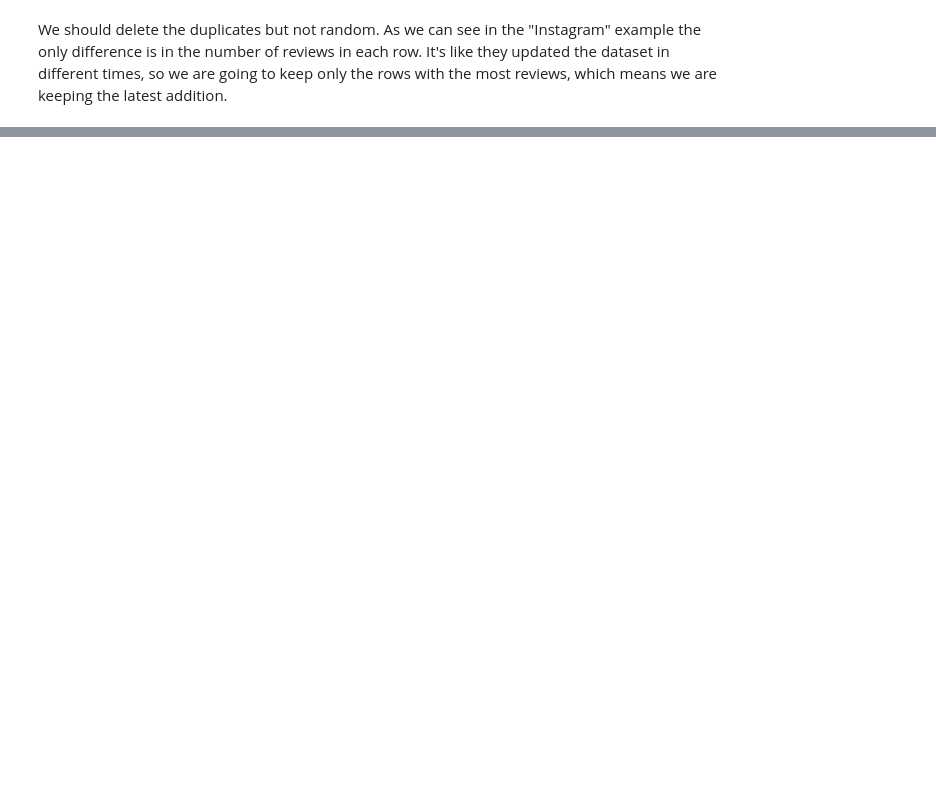
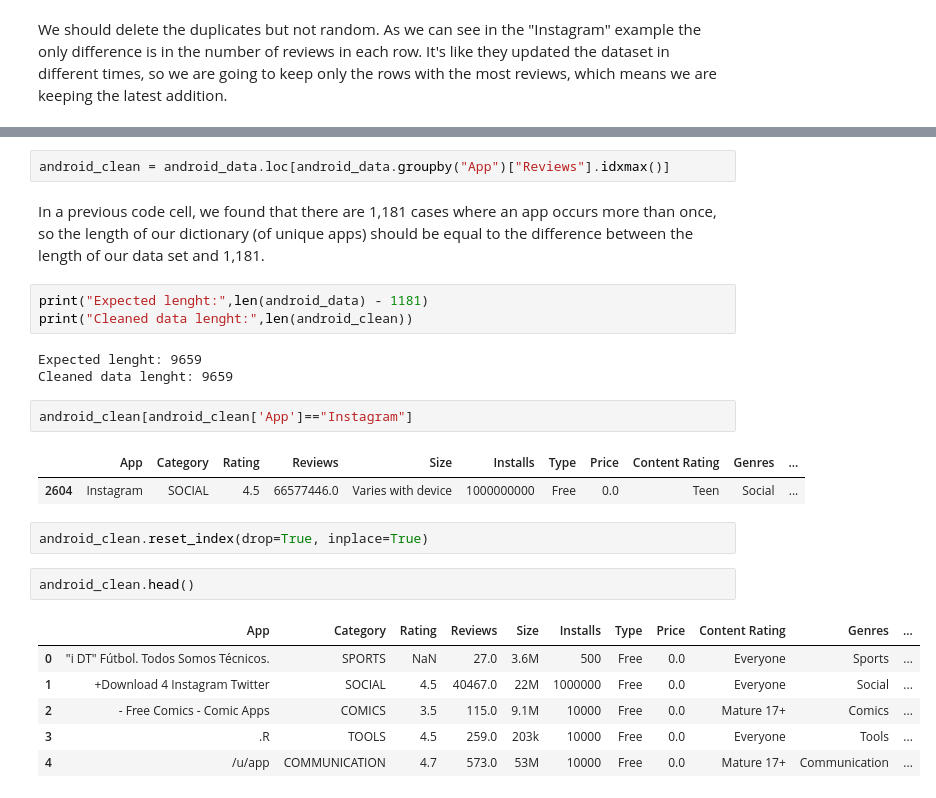
Before and after one commit to KostasTheOne/Mobile-Apps-Project, a Jupyter notebook: Profitable_Apps.ipynb, the cells around one changed output, grey strips where cells are left out. Drawn from its saved outputs; the diff is of its cells as text; blank space fills up the shorter version.

Commit message:
Deleted Duplicates in android_data.

```diff
--- a/Profitable_Apps.ipynb
+++ b/Profitable_Apps.ipynb
@@ -110,0 +276,26 @@ for app in android_data["App"]:
+# %%
+android_clean = android_data.loc[android_data.groupby("App")["Reviews"].idxmax()]
+# %% [markdown]
+In a previous code cell, we found that there are 1,181 cases where an app occurs more than once, so the length of our dictionary (of unique apps) should be equal to the difference between the length of our data set and 1,181.
+# %%
+print("Expected lenght:",len(android_data) - 1181)
+print("Cleaned data lenght:",len(android_clean))
+# %% [output]
+Expected lenght: 9659
+Cleaned data lenght: 9659
+# %%
+android_clean[android_clean['App']=="Instagram"]
+# %% [output]
+|  | App | Category | Rating | Reviews | Size | Installs | Type | Price | Content Rating | Genres | ... |
+| 2604 | Instagram | SOCIAL | 4.5 | 66577446.0 | Varies with device | 1000000000 | Free | 0.0 | Teen | Social | ... |
+# %%
+android_clean.reset_index(drop=True, inplace=True)
+# %%
+android_clean.head()
+# %% [output]
+|  | App | Category | Rating | Reviews | Size | Installs | Type | Price | Content Rating | Genres | ... |
+| 0 | "i DT" Fútbol. Todos Somos Técnicos. | SPORTS | NaN | 27.0 | 3.6M | 500 | Free | 0.0 | Everyone | Sports | ... |
+| 1 | +Download 4 Instagram Twitter | SOCIAL | 4.5 | 40467.0 | 22M | 1000000 | Free | 0.0 | Everyone | Social | ... |
+| 2 | - Free Comics - Comic Apps | COMICS | 3.5 | 115.0 | 9.1M | 10000 | Free | 0.0 | Mature 17+ | Comics | ... |
+| 3 | .R | TOOLS | 4.5 | 259.0 | 203k | 10000 | Free | 0.0 | Everyone | Tools | ... |
+| 4 | /u/app | COMMUNICATION | 4.7 | 573.0 | 53M | 10000 | Free | 0.0 | Mature 17+ | Communication | ... |
```
Also changed, not shown: parts of 25 cells of this notebook.
